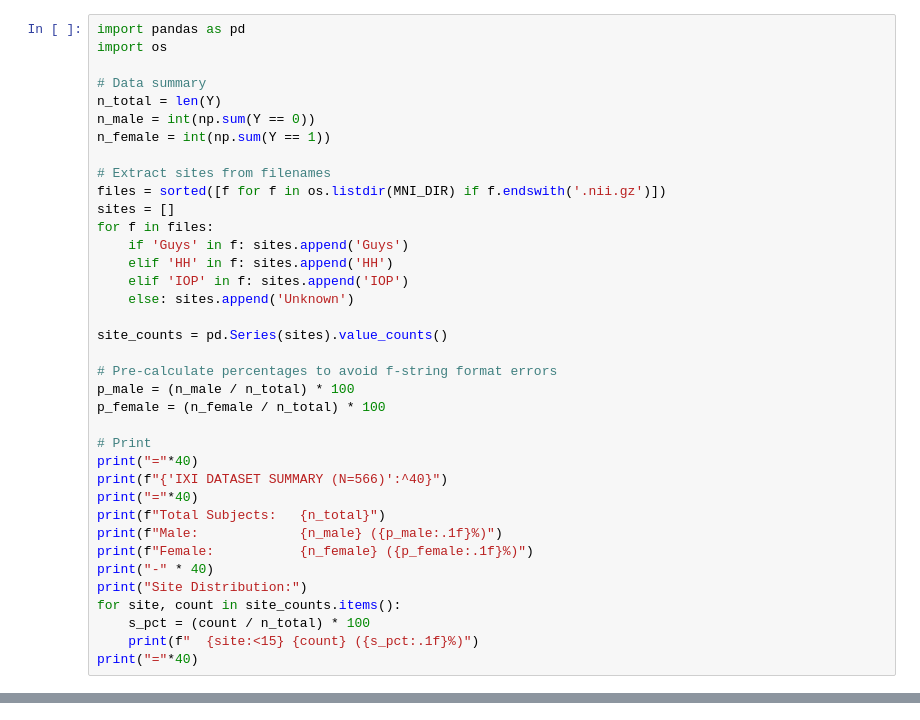
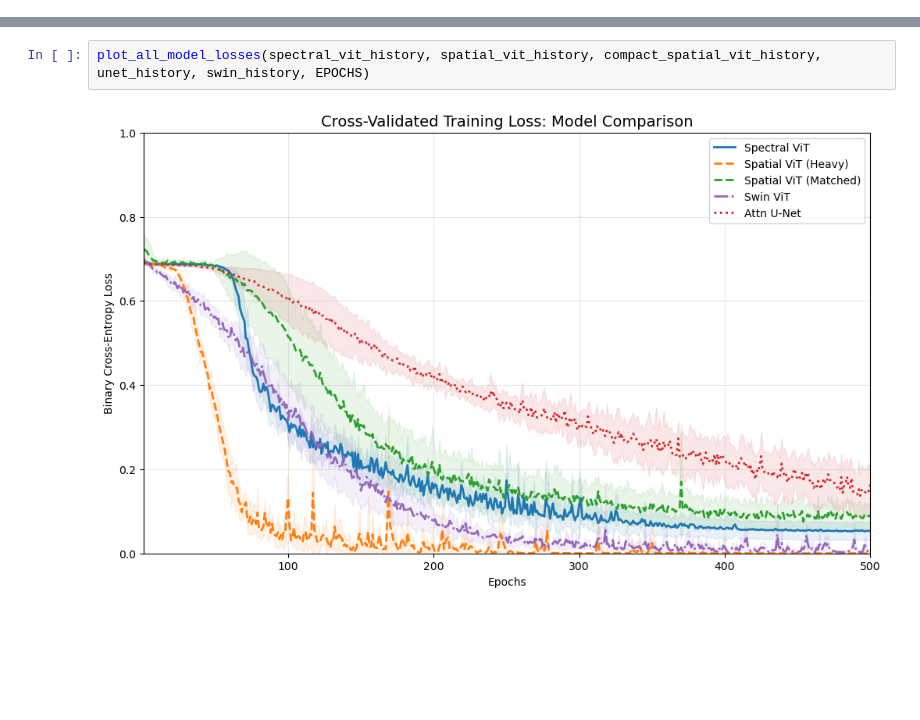
Before and after one commit to agr78/spectralViT, a Jupyter notebook: ixi.ipynb, the cells around one changed output, grey strips where cells are left out. Drawn from its saved outputs; the diff is of its cells as text; blank space fills up the shorter version.

```diff
--- a/ixi.ipynb
+++ b/ixi.ipynb
@@ -423,37 +351,0 @@ Parameters           | 11,185             | 552,449            | 28,237
-# %%
-import pandas as pd
-import os
-
-# Data summary
-n_total = len(Y)
-n_male = int(np.sum(Y == 0))
-n_female = int(np.sum(Y == 1))
-
-# Extract sites from filenames
-files = sorted([f for f in os.listdir(MNI_DIR) if f.endswith('.nii.gz')])
-sites = []
-for f in files:
-    if 'Guys' in f: sites.append('Guys')
-    elif 'HH' in f: sites.append('HH')
-    elif 'IOP' in f: sites.append('IOP')
-    else: sites.append('Unknown')
-
-site_counts = pd.Series(sites).value_counts()
-
-# Pre-calculate percentages to avoid f-string format errors
-p_male = (n_male / n_total) * 100
-p_female = (n_female / n_total) * 100
-
-# Print
-print("="*40)
-print(f"{'IXI DATASET SUMMARY (N=566)':^40}")
-print("="*40)
-print(f"Total Subjects:   {n_total}")
-print(f"Male:             {n_male} ({p_male:.1f}%)")
-print(f"Female:           {n_female} ({p_female:.1f}%)")
-print("-" * 40)
-print("Site Distribution:")
-for site, count in site_counts.items():
-    s_pct = (count / n_total) * 100
-    print(f"  {site:<15} {count} ({s_pct:.1f}%)")
-print("="*40)
@@ -1030,0 +408,4 @@ Fitting temporary full-res PCA...
+# %%
+plot_all_model_losses(spectral_vit_history, spatial_vit_history, compact_spatial_vit_history, unet_history, swin_history, EPOCHS)
+# %% [output]
+[figure, added]
```
Also changed, not shown: parts of 19 cells of this notebook, 2 other files.
